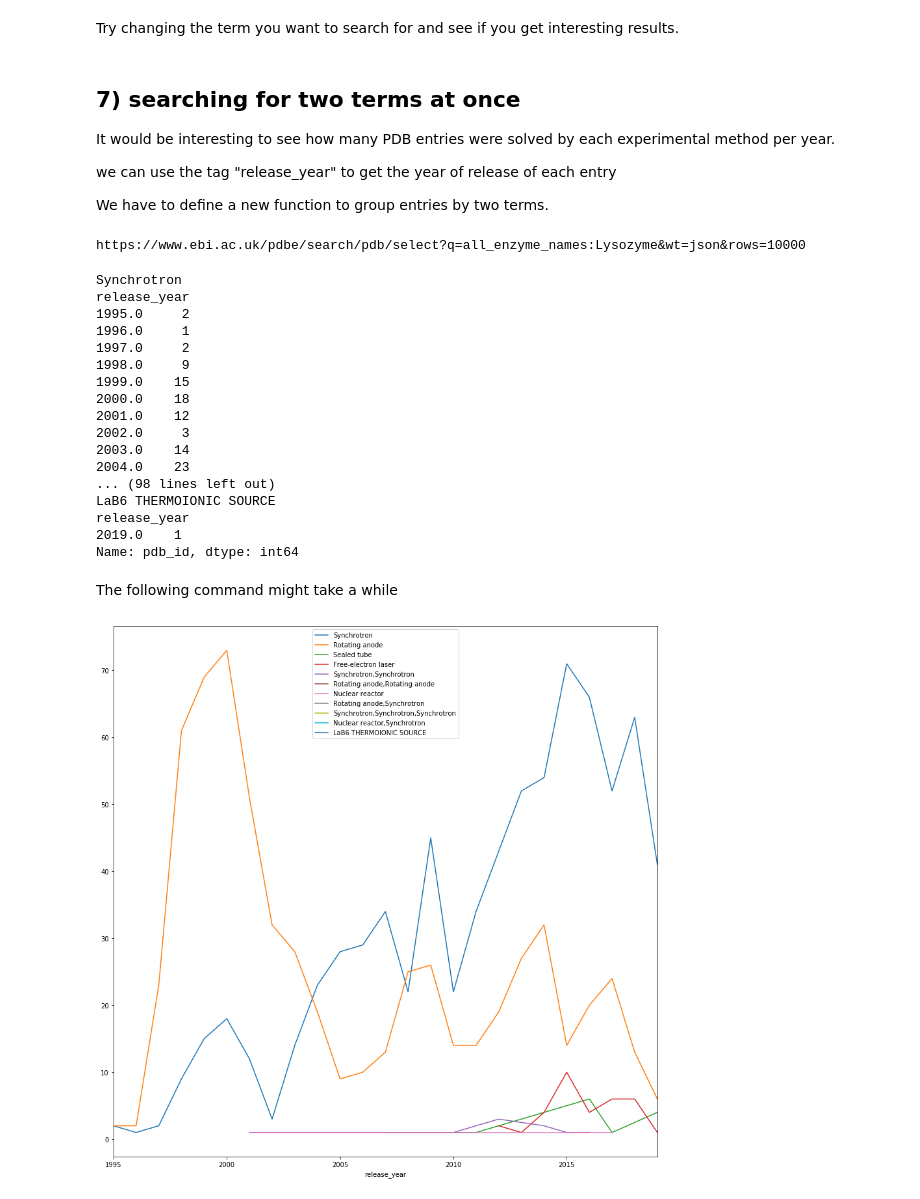
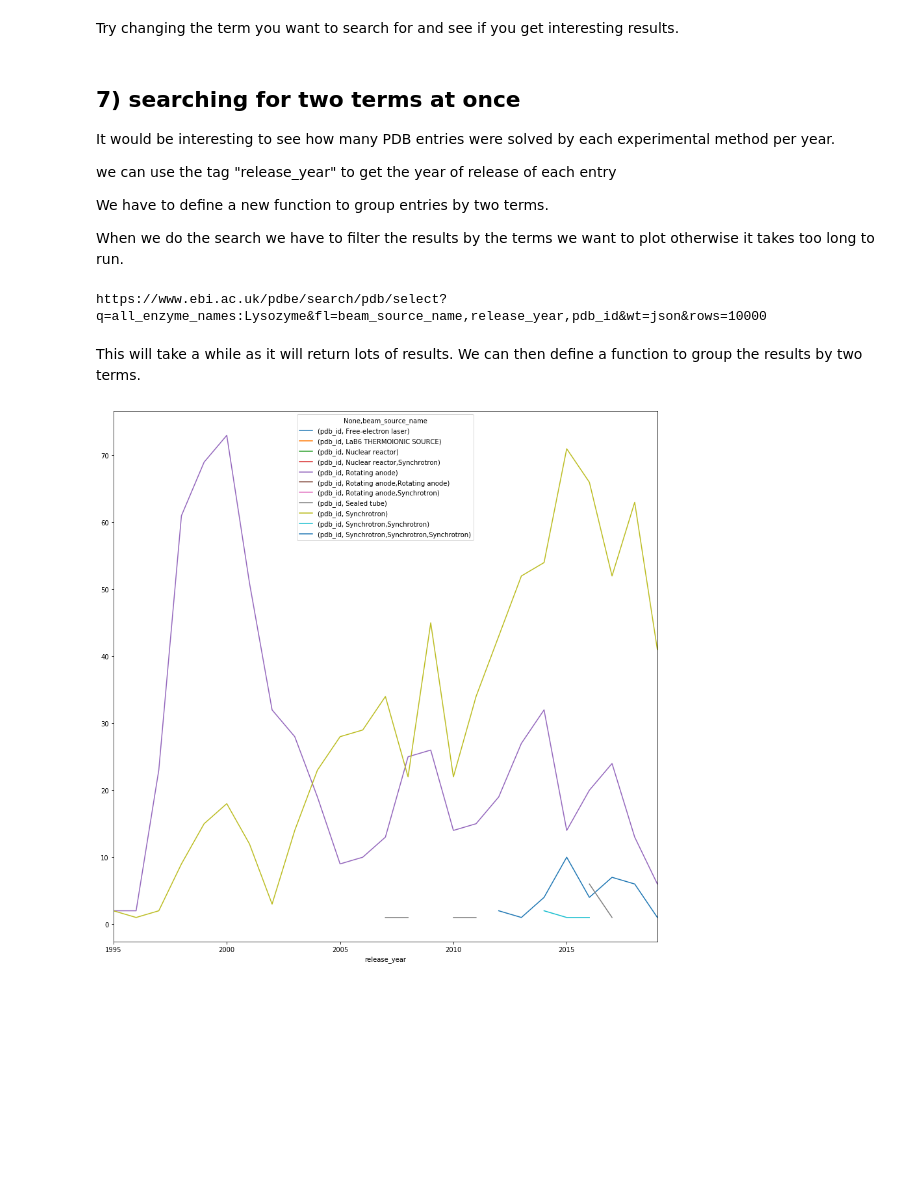
Before and after one commit to PDBeurope/pdbe-api-training, a Jupyter notebook: API workshop #6 - PDB search.ipynb, the cells around one changed output. Cells and saved outputs as stored; diff of their text form; code cells hidden in the pictures; blank space fills up the shorter version.

Commit message:
updated multi plot to use Pandas

```diff
--- a/API workshop #6 - PDB search.ipynb
+++ b/API workshop #6 - PDB search.ipynb
@@ -363,9 +365,12 @@ It would be interesting to see how many PDB entries were solved by each experime
 we can use the tag "release_year" to get the year of release of each entry
 
 We have to define a new function to group entries by two terms.
+
+When we do the search we have to filter the results by the terms we want to plot otherwise it takes too long to run.
 # %%
 search_terms = {"all_enzyme_names":"Lysozyme",
                }
-results = run_search(search_terms, number_of_rows=10000)
+filter_results = ['beam_source_name','release_year', 'pdb_id']
+results = run_search(search_terms, filter_results, number_of_rows=10000)
 # %% [output]
-https://www.ebi.ac.uk/pdbe/search/pdb/select?q=all_enzyme_names:Lysozyme&wt=json&rows=10000
+https://www.ebi.ac.uk/pdbe/search/pdb/select?q=all_enzyme_names:Lysozyme&fl=beam_source_name,release_year,pdb_id&wt=json&rows=10000
@@ -383,20 +377,14 @@ def panda_multi_count(results, first_column_to_group_by, second_column_to_group_
+# %% [markdown]
+This will take a while as it will return lots of results.
+We can then define a function to group the results by two terms.
+# %%
+def panda_multigroupby(results, first_column_to_group_by, second_column_to_group_by, graph_type='line'):
+
+    df = pandas_dataset(results)
+    new_df = df.groupby([first_column_to_group_by, second_column_to_group_by])
+    ds = new_df.count().unstack().reset_index(first_column_to_group_by)
+    ds.plot(x=first_column_to_group_by, kind=graph_type, figsize=(15,15))
 # %%
-panda_multi_count(results, 'beam_source_name', 'release_year')
+panda_multigroupby(results, 'release_year', 'beam_source_name')
 # %% [output]
-Synchrotron
-release_year
-1995.0     2
-1996.0     1
-1997.0     2
-1998.0     9
-1999.0    15
-2000.0    18
-2001.0    12
-2002.0     3
-2003.0    14
-2004.0    23
-... (98 lines left out)
-LaB6 THERMOIONIC SOURCE
-release_year
-2019.0    1
-Name: pdb_id, dtype: int64
+[figure, added]
@@ -424,6 +390,0 @@ def panda_multi_plot(results, first_column_to_group_by, second_column_to_group_b
-# %% [markdown]
-The following command might take a while
-# %%
-panda_multi_plot(results, 'beam_source_name', 'release_year')
-# %% [output]
-[figure, removed]
```
Also changed, not shown: parts of 12 cells of this notebook.
